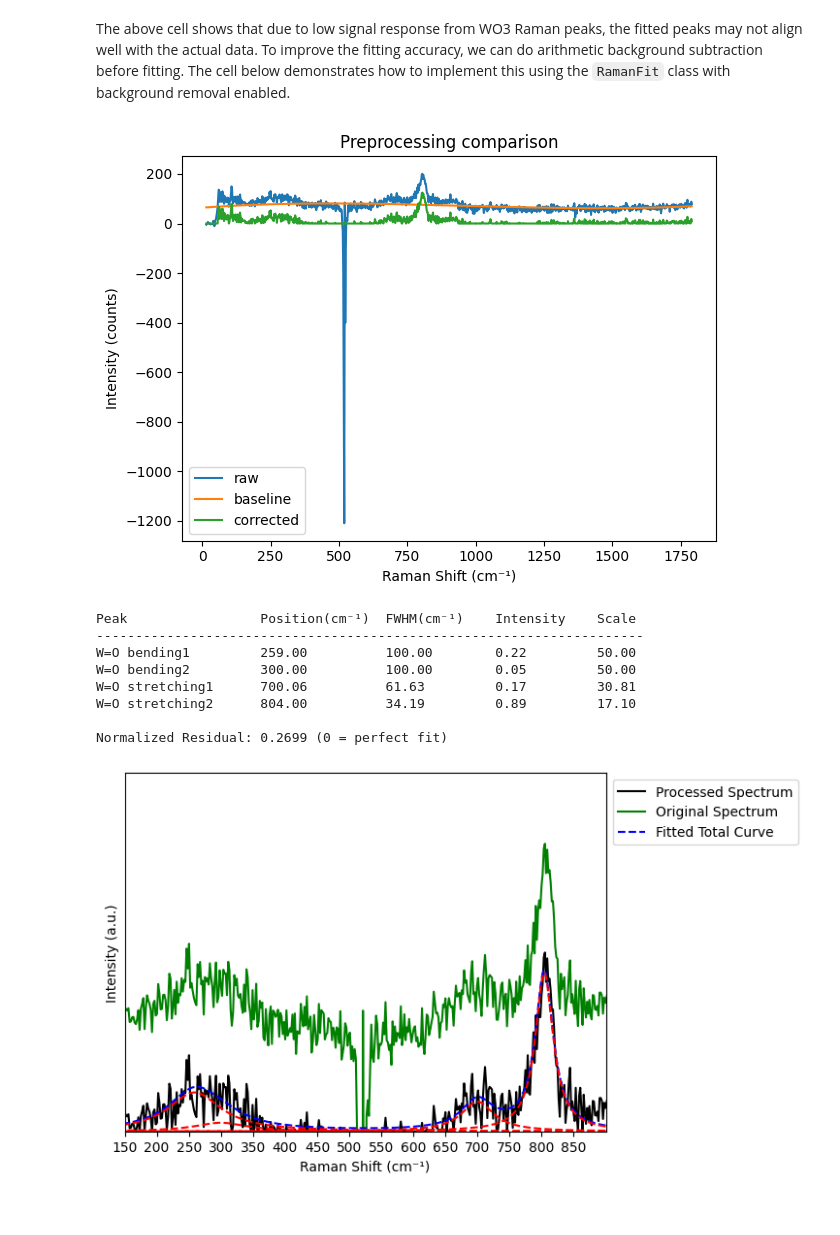
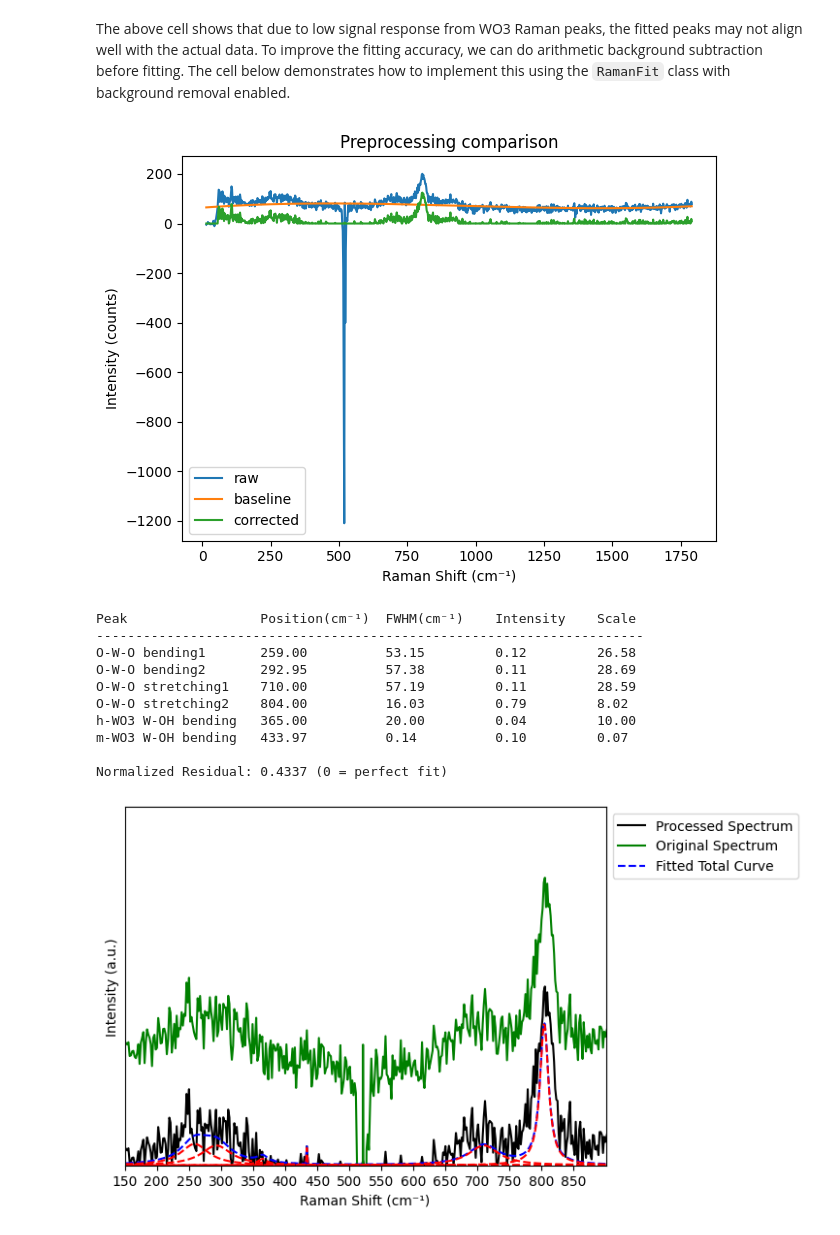
Before and after one commit to barry063/RamanPL_2D, a Jupyter notebook: example-usage/Ramanfit/Raman_component.ipynb, the cells around one changed output. Saved outputs shown, nothing was run; the diff lists cells and outputs as text; code cells hidden in the pictures.

```diff
--- a/example-usage/Ramanfit/Raman_component.ipynb
+++ b/example-usage/Ramanfit/Raman_component.ipynb
@@ -767,40 +772,42 @@ raman_fit = RamanFit.RamanFit(yC, xC,
                     background_remove=True,     # If you Raman contains slanted intensity, use this, otherwise no
                     baseline_method=baseline_setting,
                     smoothing=False,            # Smooth too noisy signal, only if needed
                     )
 
 # Update the fitting bounds
 bounds_dict = {
-    'W=O bending1': ([259, 0, 0], [270, 50, 100]),
-    'W=O bending2'   :   ([280, 0, 0], [300, 50, 100]),
-    'W=O stretching1'    :   ([700, 0, 0], [710, 50, 100]),
-    'W=O stretching2'      :   ([800, 0, 0], [804, 50, 100])
+    'O-W-O bending1': ([259, 0, 0], [270, 30, 10]),
+    'O-W-O bending2'   :   ([280, 0, 0], [300, 30, 10]),
+    'O-W-O stretching1'    :   ([700, 0, 0], [710, 30, 10]),
+    'O-W-O stretching2'      :   ([800, 0, 0], [804, 25, 20])
 }
 raman_fit.update_bounds(**bounds_dict)
 
 # Remove Unecessary peaks
 raman_fit.remove_peaks('Si')
 
 # Perform the fitting
 params, params_cov = raman_fit.fit_spectrum()
 
 # Plot the results with an offset and scale
 xlim = [150, 900]
 raman_fit.plot_fit(params,                      # The Lorentzian parameters fitted
                    offset=0, scale=1,           # Plot offset or scale of fitted curve relative to raw data
                    x_lim=xlim, y_lim=[0,250],  # set x-y axis limits
 
                    # set x-axis ticks
                    x_ticks=range(xlim[0],xlim[1],50)
                    )
 # %% [output]
 [figure]
 Peak                 Position(cm⁻¹)  FWHM(cm⁻¹)    Intensity    Scale
 ----------------------------------------------------------------------
-W=O bending1         259.00          100.00        0.22         50.00
-W=O bending2         300.00          100.00        0.05         50.00
-W=O stretching1      700.06          61.63         0.17         30.81
-W=O stretching2      804.00          34.19         0.89         17.10
+O-W-O bending1       259.00          53.15         0.12         26.58
+O-W-O bending2       292.95          57.38         0.11         28.69
+O-W-O stretching1    710.00          57.19         0.11         28.59
+O-W-O stretching2    804.00          16.03         0.79         8.02
+h-WO3 W-OH bending   365.00          20.00         0.04         10.00
+m-WO3 W-OH bending   433.97          0.14          0.10         0.07
 
-Normalized Residual: 0.2699 (0 = perfect fit)
+Normalized Residual: 0.4337 (0 = perfect fit)
-[figure, old version]
+[figure, new version]
```
Also changed, not shown: parts of 1 cell of this notebook, 17 other files.
